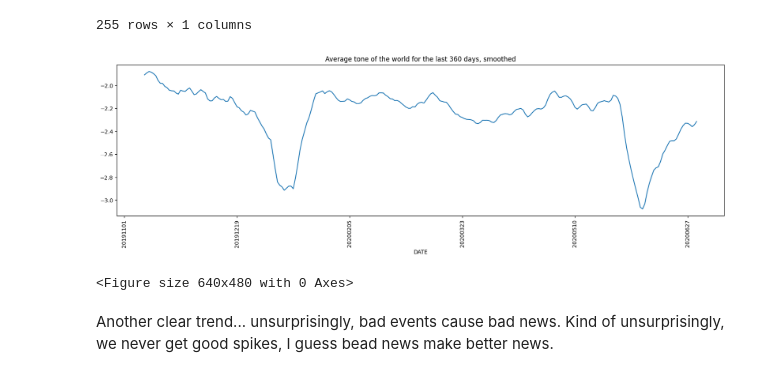
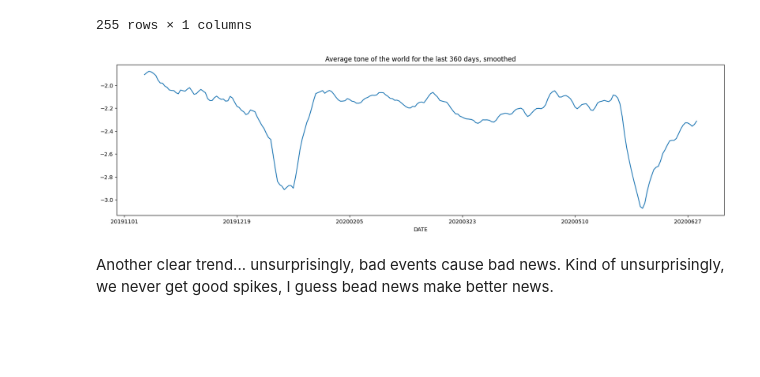
Before and after one commit to mertkipcak/news-sentiment-analysis, a Jupyter notebook: test.ipynb, the cells around one changed output. Saved outputs shown, nothing was run; the diff lists cells and outputs as text; code cells hidden in the pictures; blank space fills up the shorter version.

```diff
--- a/test.ipynb
+++ b/test.ipynb
@@ -720,15 +361,14 @@ covid_average_tones
 # %%
 # Plot the covid average tone
 covid_average_tones['AvgTone'].rolling(10).mean().plot(figsize=(20, 5))
 plt.title(f'Average tone of the world for the last {n} days, smoothed')
-plt.xticks(rotation=90)
-plt.show()
 
 # Save figure
 plt.savefig('./plots/average_tone_covid.png')
+
+plt.show()
 # %% [output]
-[figure, old version]
+[figure, new version]
-<Figure size 640x480 with 0 Axes>
 # %% [markdown]
 Another clear trend... unsurprisingly, bad events cause bad news. Kind of unsurprisingly, we never get good spikes, I guess bead news make better news.
 # %% [markdown]
```
Also changed, not shown: parts of 15 cells of this notebook, 7 other files.
